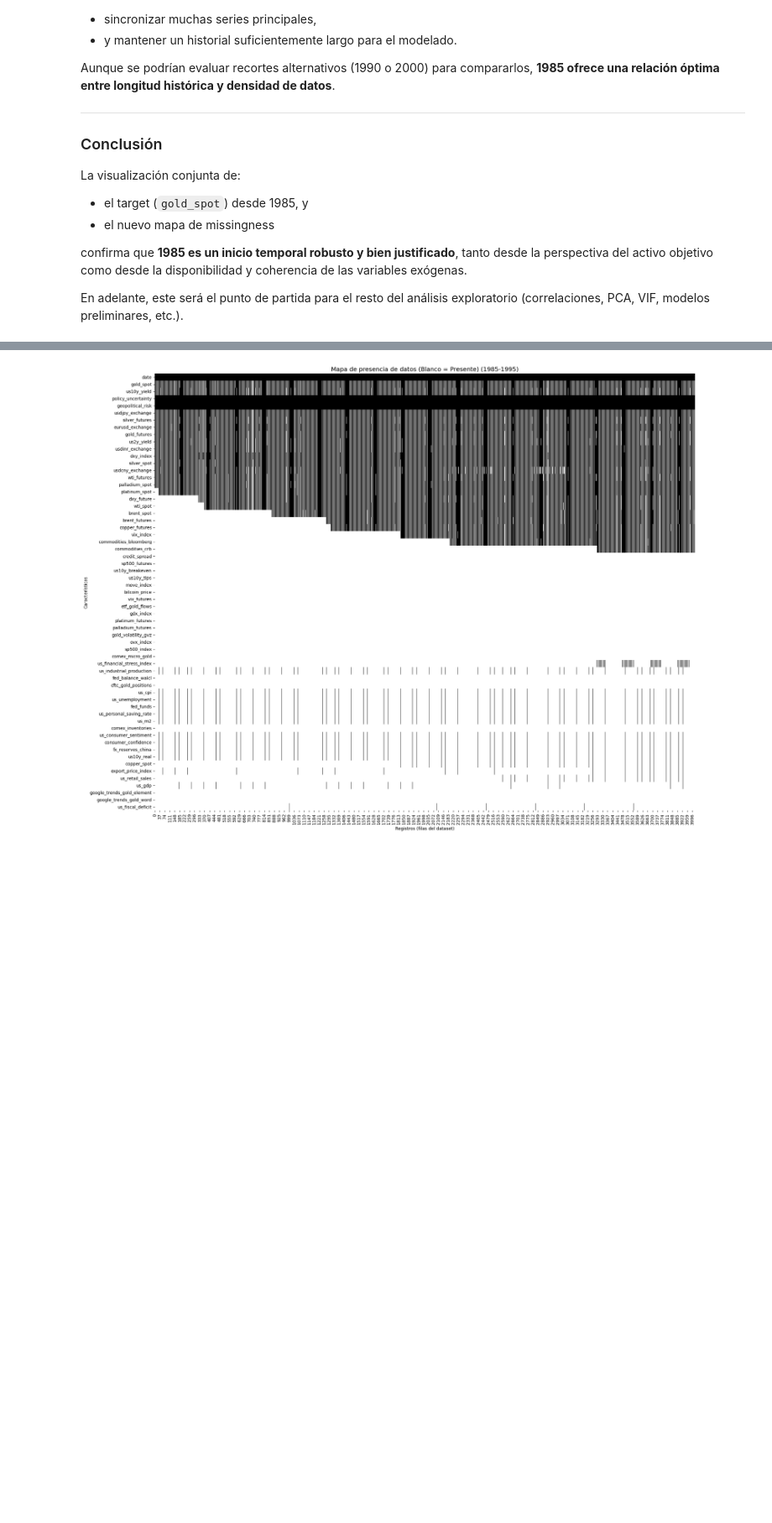
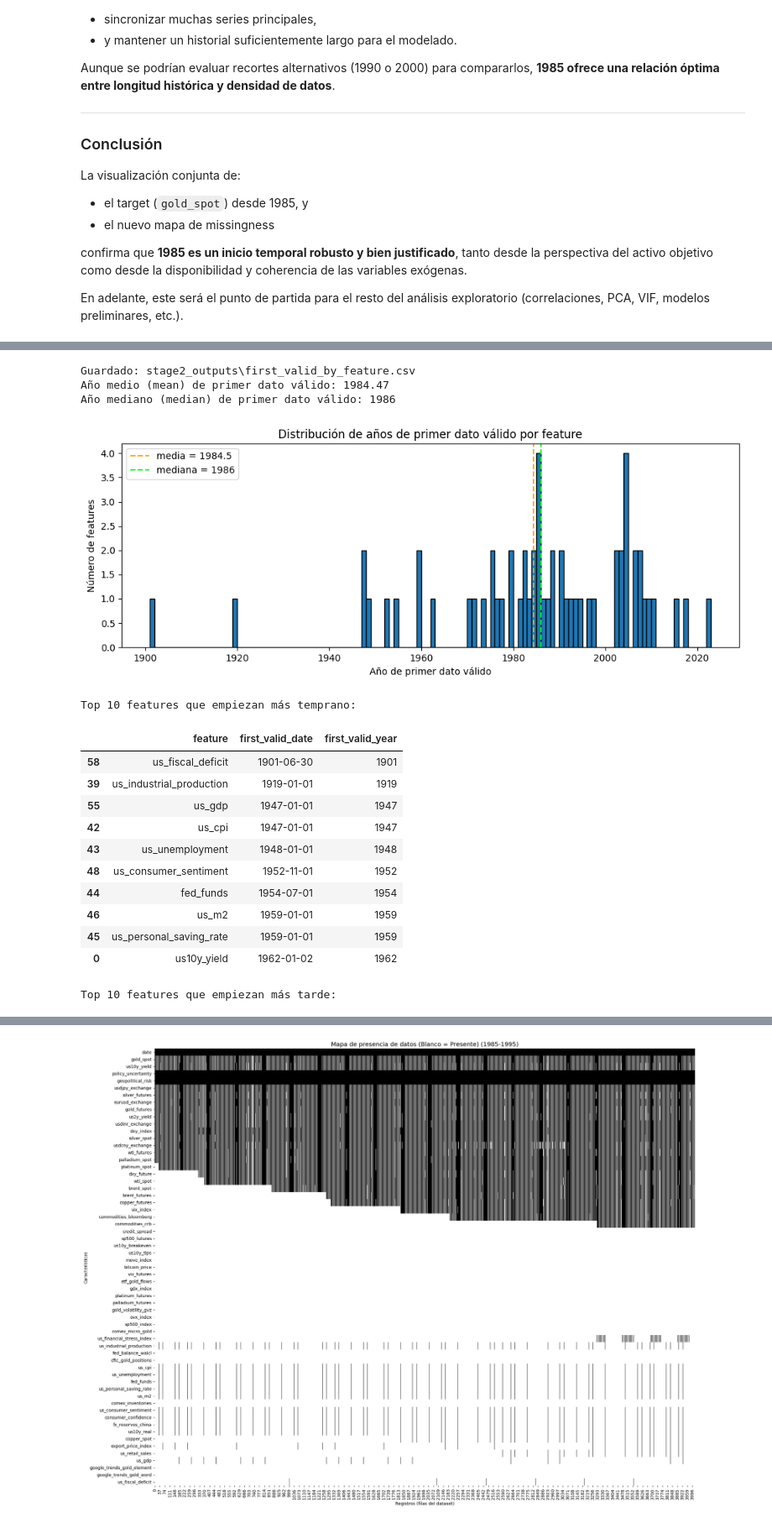
Before and after one commit to sebastianmalbaceda/gold-price-prediction, a Jupyter notebook: notebooks/gold-price-prediction.ipynb, the cells around one changed output, grey strips where cells are left out. Shown at 84% size. Cells and saved outputs as stored; diff of their text form; code cells hidden in the pictures; blank space fills up the shorter version.

```diff
--- a/notebooks/gold-price-prediction.ipynb
+++ b/notebooks/gold-price-prediction.ipynb
@@ -396,6 +396,9 @@ Primeras filas:
 5 rows × 61 columns
 Rango temporal: 1901-06-30  —  2025-09-14
 Número de features detectadas: 59
+# %%
+df_init = pd.read_csv(DATASET_PATH, parse_dates=[DATE_COL])
+df_init = df.sort_values(DATE_COL).reset_index(drop=True)
 # %% [markdown]
 Los primeros valores mostrados indican lo siguiente:
 
@@ -2118,0 +2157,77 @@ PCA, VIF, modelos preliminares, etc.).
+# %%
+# -------------------------
+# Calcular primer valor válido por feature -> sugerencia de START_YEAR (método simple)
+# -------------------------
+import os
+import pandas as pd
+import matplotlib.pyplot as plt
+
+
+OUT_DIR = "stage2_outputs"
+os.makedirs(OUT_DIR, exist_ok=True)
+
+# Lista de features (excluyendo fecha y target)
+features = [c for c in df_init.columns if c not in [DATE_COL, TARGET]]
+
+# Calcular la primera fecha válida por feature
+first_valid = []
+for f in features:
+    s = df_init.loc[df_init[f].notna(), DATE_COL]
+    if s.size == 0:
+        first_valid_date = pd.NaT
+    else:
+        first_valid_date = s.min()
+    first_valid.append({"feature": f, "first_valid_date": first_valid_date})
+
+first_valid_df = pd.DataFrame(first_valid)
+first_valid_df["first_valid_year"] = first_valid_df["first_valid_date"].dt.year
+
+# Guardar CSV con resultados
+out_csv = os.path.join(OUT_DIR, "first_valid_by_feature.csv")
+first_valid_df.to_csv(out_csv, index=False)
+print("Guardado:", out_csv)
+
+# Estadísticas resumen (ignorando features sin fecha válida)
+valid_years = first_valid_df["first_valid_year"].dropna().astype(int)
+mean_year = valid_years.mean()   # media (float)
+median_year = valid_years.median()  # mediana
+
+print(f"Año medio (mean) de primer dato válido: {mean_year:.2f}")
+print(f"Año mediano (median) de primer dato válido: {int(median_year)}")
+
+# Histograma de arranques por año
+plt.figure(figsize=(10,4))
+plt.hist(valid_years, bins=range(int(valid_years.min()), int(valid_years.max())+2), edgecolor="k")
+plt.axvline(mean_year, color="orange", linestyle="--", label=f"media = {mean_year:.1f}")
+plt.axvline(median_year, color="lime", linestyle="--", label=f"mediana = {int(median_year)}")
+plt.title("Distribución de años de primer dato válido por feature")
+plt.xlabel("Año de primer dato válido")
+plt.ylabel("Número de features")
+plt.legend()
+plt.tight_layout()
+plt.savefig(os.path.join(OUT_DIR, "first_valid_years_hist.png"), dpi=150)
+plt.show()
+
+# Imprimir tabla resumen top/bottom por fecha de arranque
+print("\nTop 10 features que empiezan más temprano:")
+display(first_valid_df.sort_values("first_valid_date").head(10))
+print("\nTop 10 features que empiezan más tarde:")
+display(first_valid_df.sort_values("first_valid_date", ascending=False).head(10))
+# %% [output]
+Guardado: stage2_outputs\first_valid_by_feature.csv
+Año medio (mean) de primer dato válido: 1984.47
+Año mediano (median) de primer dato válido: 1986
+[figure, added]
+Top 10 features que empiezan más temprano:
+|  | feature | first_valid_date | first_valid_year |
+| 58 | us_fiscal_deficit | 1901-06-30 | 1901 |
+| 39 | us_industrial_production | 1919-01-01 | 1919 |
+| 55 | us_gdp | 1947-01-01 | 1947 |
+| 42 | us_cpi | 1947-01-01 | 1947 |
+| 43 | us_unemployment | 1948-01-01 | 1948 |
+| 48 | us_consumer_sentiment | 1952-11-01 | 1952 |
+| 44 | fed_funds | 1954-07-01 | 1954 |
+| 46 | us_m2 | 1959-01-01 | 1959 |
+| 45 | us_personal_saving_rate | 1959-01-01 | 1959 |
+| 0 | us10y_yield | 1962-01-02 | 1962 |
+Top 10 features que empiezan más tarde:
```
Also changed, not shown: parts of 13 cells of this notebook.
